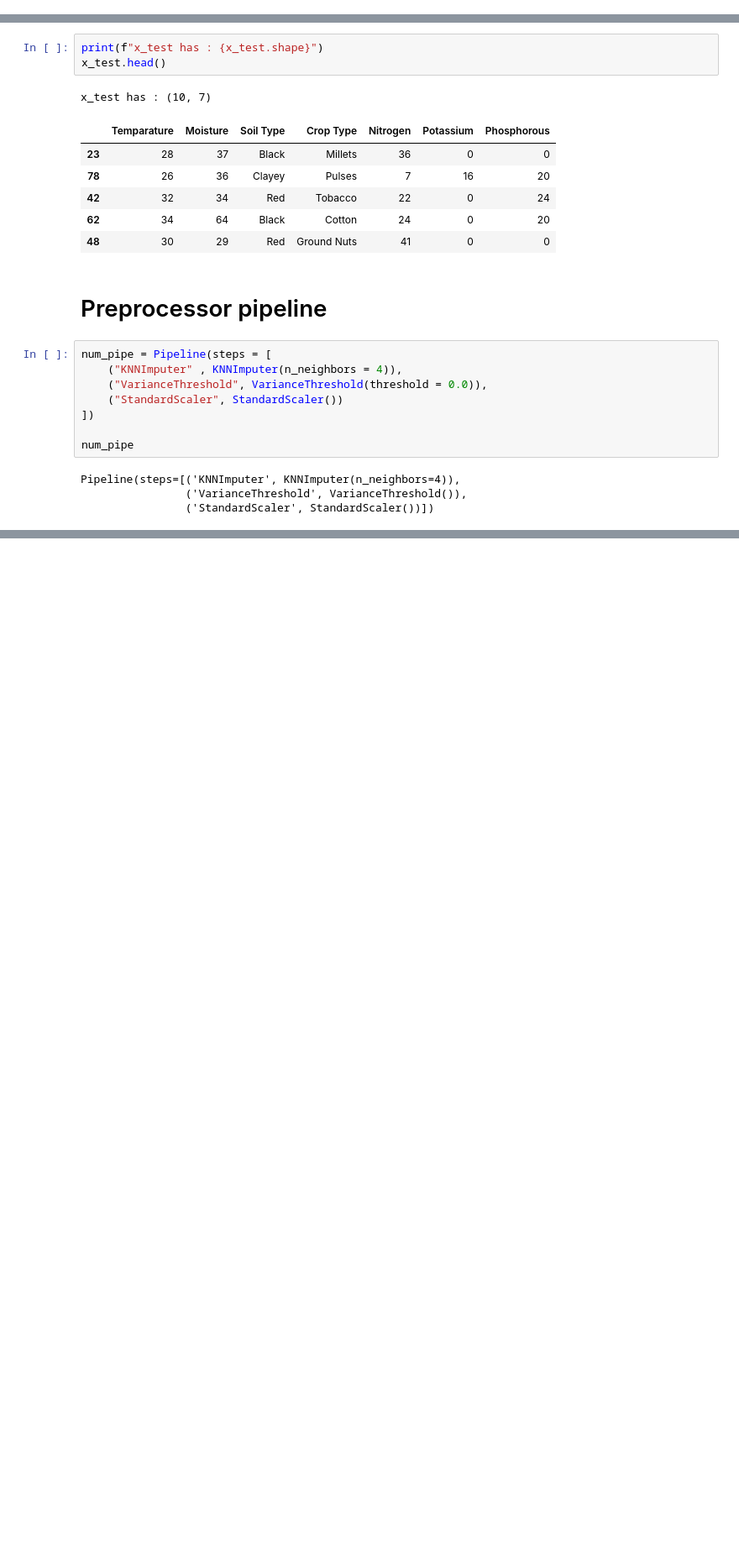
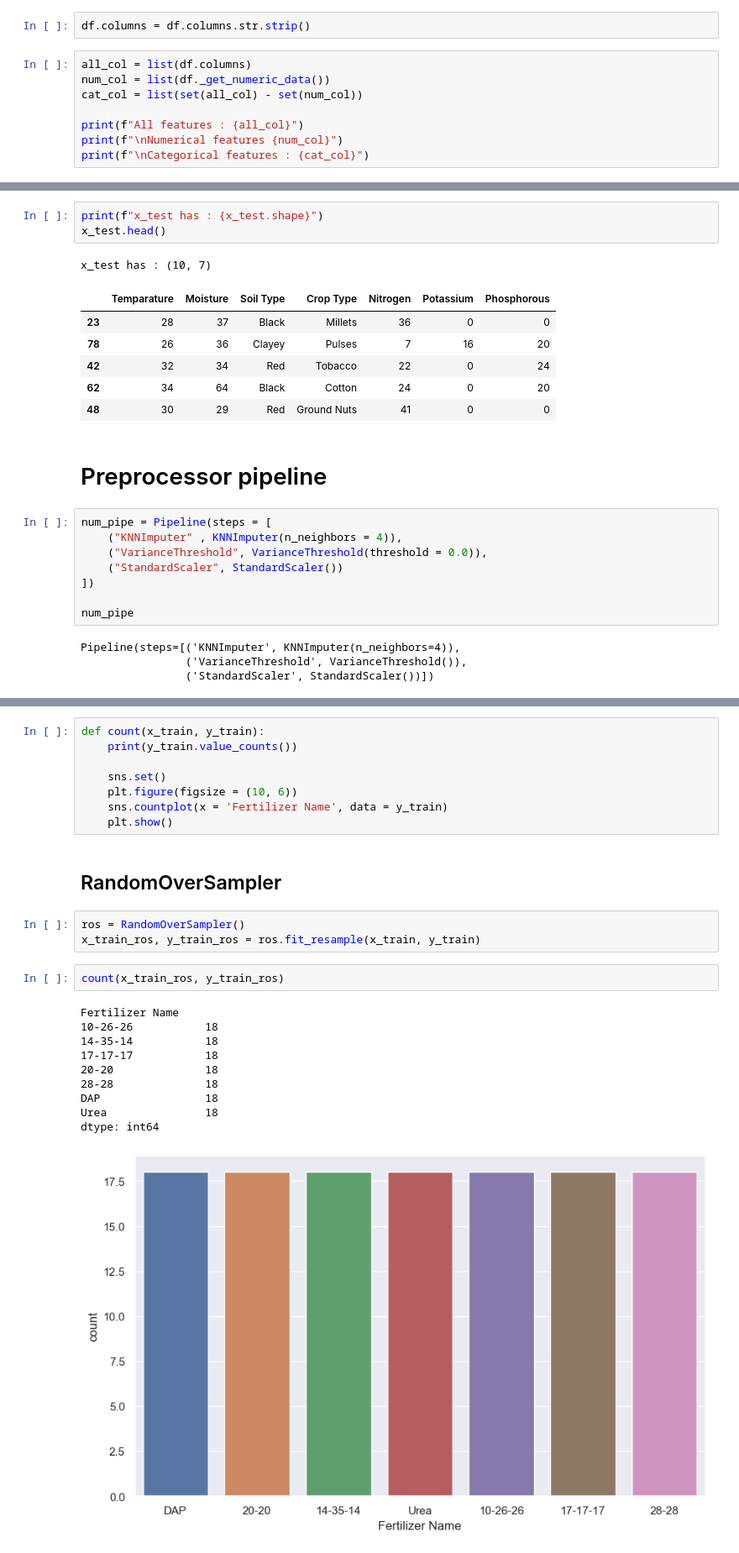
Before and after one commit to pinilDissanayaka/Fertilizer-Type-Prediction, a Jupyter notebook: Notebook/Fertilizer Type Prediction.ipynb, the cells around one changed output, grey strips where cells are left out. Shown at 84% size. Cells and saved outputs as stored; diff of their text form; blank space fills up the shorter version.

```diff
--- a/Notebook/Fertilizer Type Prediction.ipynb
+++ b/Notebook/Fertilizer Type Prediction.ipynb
@@ -88,0 +90,10 @@ Categorical features : ['Fertilizer Name', 'Soil Type', 'Crop Type']
+# %%
+df.columns = df.columns.str.strip()
+# %%
+all_col = list(df.columns)
+num_col = list(df._get_numeric_data())
+cat_col = list(set(all_col) - set(num_col))
+
+print(f"All features : {all_col}")
+print(f"\nNumerical features {num_col}")
+print(f"\nCategorical features : {cat_col}")
@@ -384,0 +405,26 @@ Pipeline(steps=[('preprocessor_1',
+# %%
+def count(x_train, y_train):
+    print(y_train.value_counts())
+
+    sns.set()
+    plt.figure(figsize = (10, 6))
+    sns.countplot(x = 'Fertilizer Name', data = y_train)
+    plt.show()
+# %% [markdown]
+## RandomOverSampler
+# %%
+ros = RandomOverSampler()
+x_train_ros, y_train_ros = ros.fit_resample(x_train, y_train)
+# %%
+count(x_train_ros, y_train_ros)
+# %% [output]
+Fertilizer Name
+10-26-26           18
+14-35-14           18
+17-17-17           18
+20-20              18
+28-28              18
+DAP                18
+Urea               18
+dtype: int64
+[figure, added]
```
Also changed, not shown: parts of 38 cells of this notebook, 3 other files.
